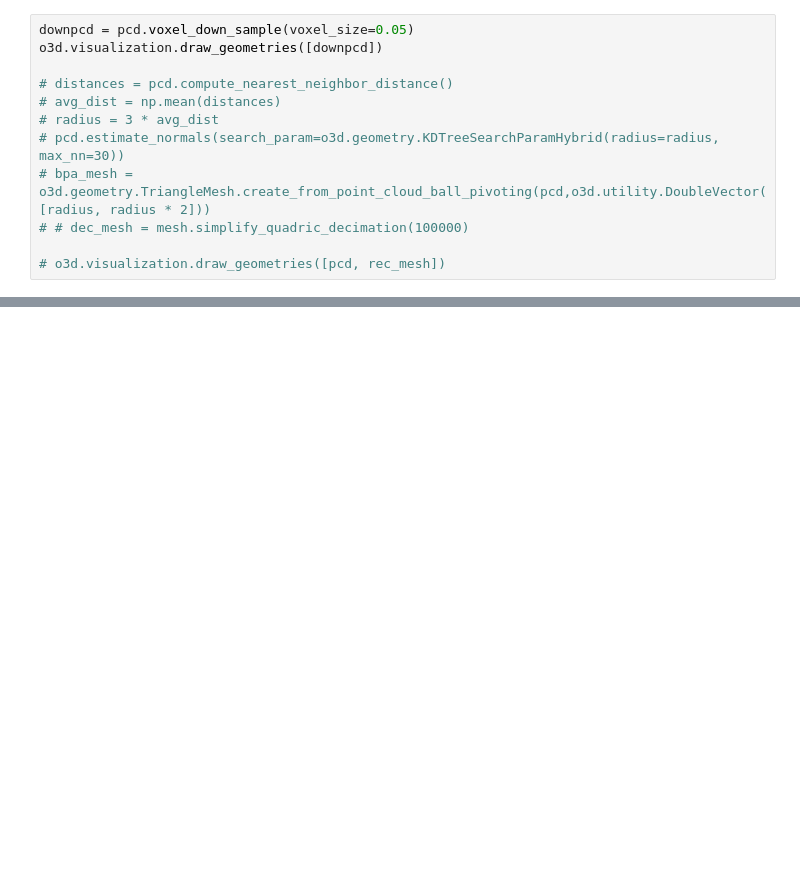
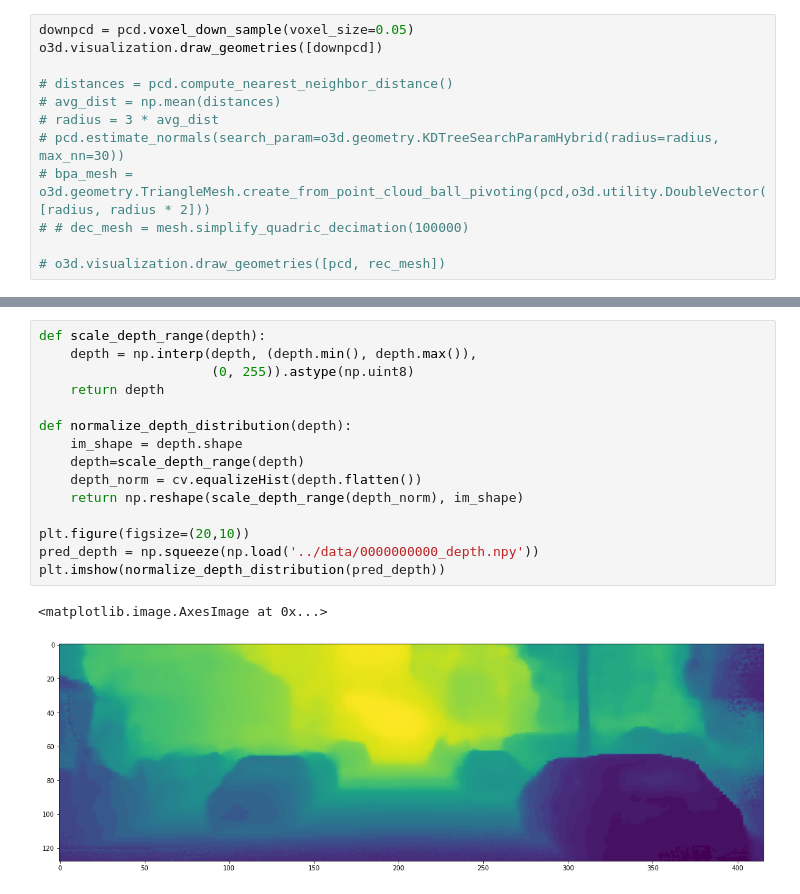
Before and after one commit to akshitj1/depth_from_video_in_the_wild, a Jupyter notebook: explore/explore_depth_output.ipynb, the cells around one changed output, grey strips where cells are left out. Drawn from its saved outputs; the diff is of its cells as text; blank space fills up the shorter version.

```diff
--- a/explore/explore_depth_output.ipynb
+++ b/explore/explore_depth_output.ipynb
@@ -116,0 +190,18 @@ o3d.visualization.draw_geometries([downpcd])
+# %%
+def scale_depth_range(depth):
+    depth = np.interp(depth, (depth.min(), depth.max()),
+                      (0, 255)).astype(np.uint8)
+    return depth
+
+def normalize_depth_distribution(depth):
+    im_shape = depth.shape
+    depth=scale_depth_range(depth)
+    depth_norm = cv.equalizeHist(depth.flatten())
+    return np.reshape(scale_depth_range(depth_norm), im_shape)
+
+plt.figure(figsize=(20,10))
+pred_depth = np.squeeze(np.load('../data/0000000000_depth.npy'))
+plt.imshow(normalize_depth_distribution(pred_depth))
+# %% [output]
+<matplotlib.image.AxesImage at 0x...>
+[figure, added]
```
Also changed, not shown: parts of 15 cells of this notebook, 5 other files.
